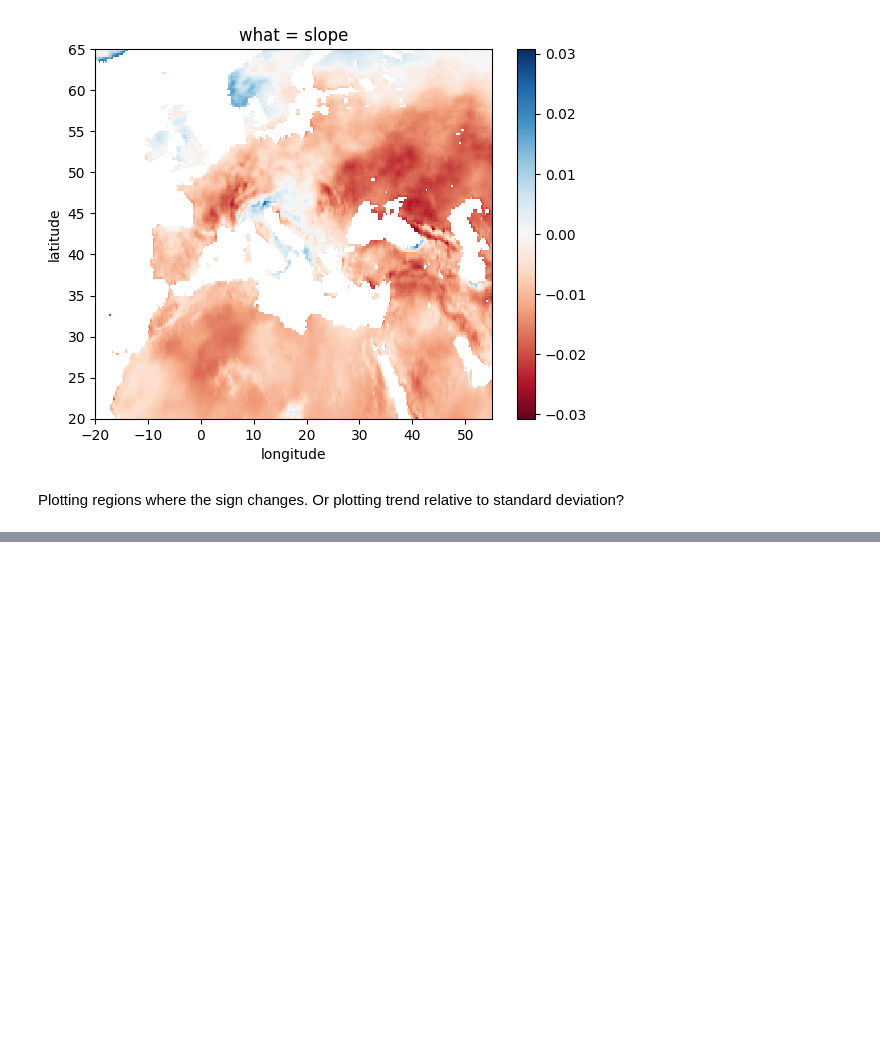
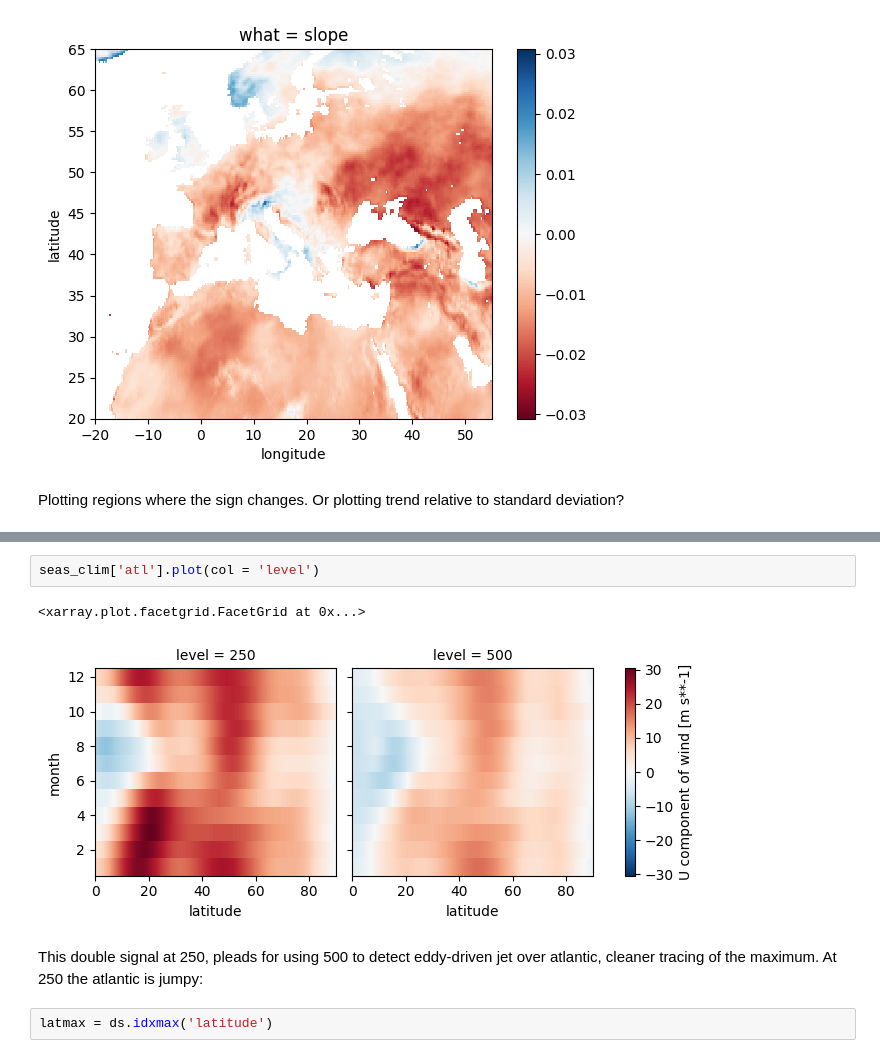
Before and after one commit to chiemvs/Medley, a Jupyter notebook: notebooks/Spatial_exploration.ipynb, the cells around one changed output, grey strips where cells are left out. Drawn from its saved outputs; the diff is of its cells as text; blank space fills up the shorter version.

```diff
--- a/notebooks/Spatial_exploration.ipynb
+++ b/notebooks/Spatial_exploration.ipynb
@@ -214,0 +232,9 @@ Plotting regions where the sign changes. Or plotting trend relative to standard
+# %%
+seas_clim['atl'].plot(col = 'level')
+# %% [output]
+<xarray.plot.facetgrid.FacetGrid at 0x...>
+[figure, added]
+# %% [markdown]
+This double signal at 250, pleads for using 500 to detect eddy-driven jet over atlantic, cleaner tracing of the maximum. At 250 the atlantic is jumpy:
+# %%
+latmax = ds.idxmax('latitude')
```
Also changed, not shown: parts of 11 cells of this notebook, 3 other files.
